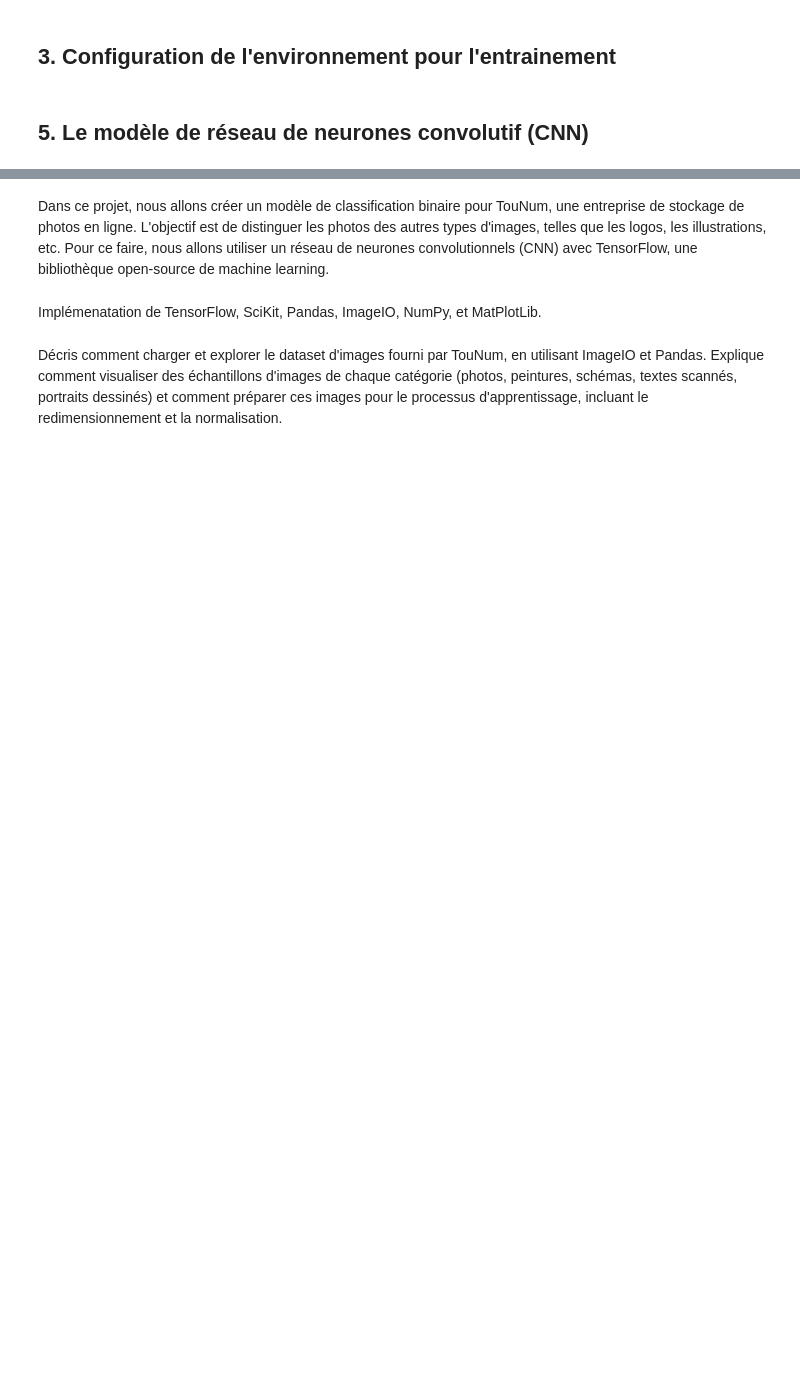
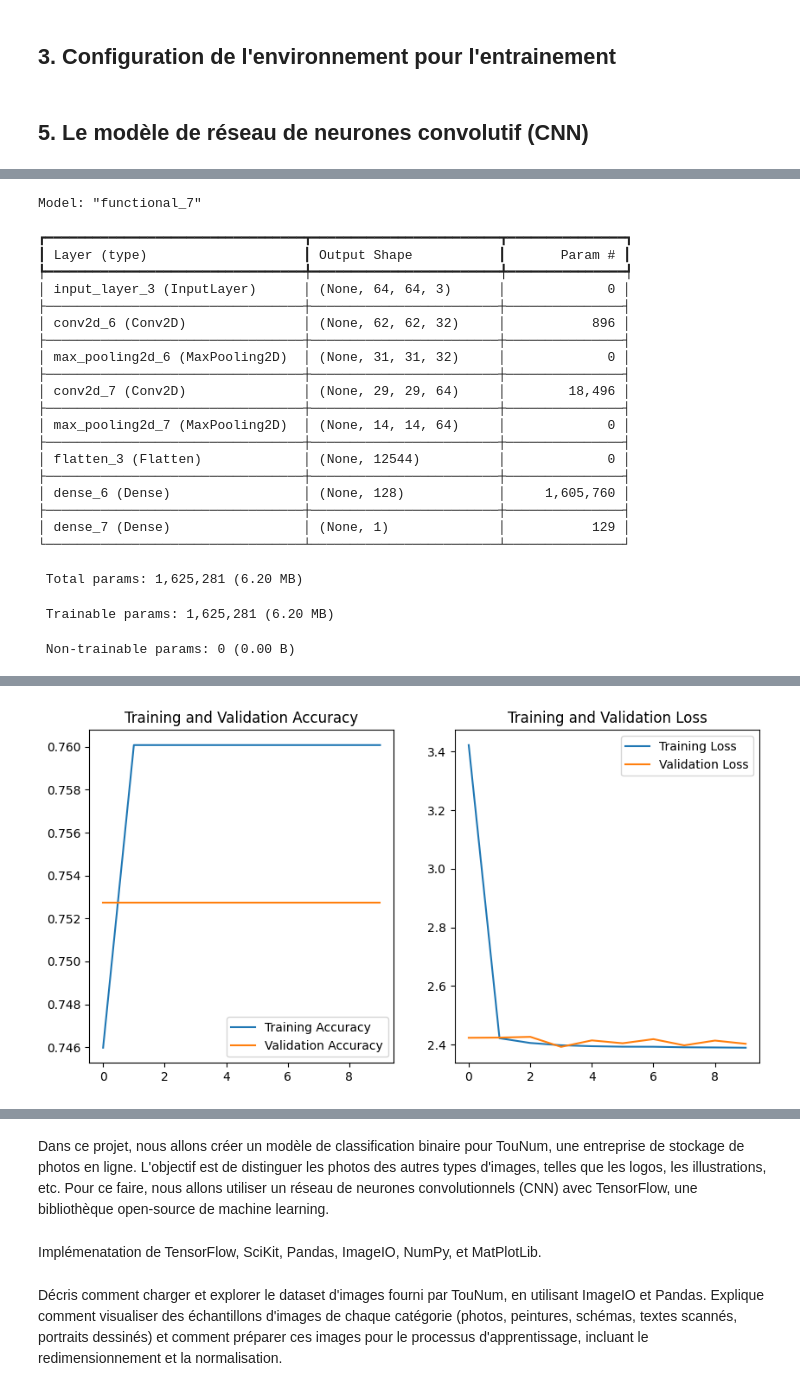
Before and after one commit to romaricDembele/projet_leyenda, a Jupyter notebook: livrable_1.ipynb, the cells around one changed output, grey strips where cells are left out. Cells and saved outputs as stored; diff of their text form; code cells hidden in the pictures; blank space fills up the shorter version.

```diff
--- a/livrable_1.ipynb
+++ b/livrable_1.ipynb
@@ -291,0 +383,67 @@ Found bad path ./dataset_livrable_1\Painting\painting_02662.jpg...{{function_nod
+# %%
+def create_model(input_shape):
+    inputs = Input(shape=input_shape)
+    # Data augmentation
+    # x = data_augmentation(inputs)
+    # Normalizing
+    # x = normalization_layer(x)
+    # Convolutional base
+    x = Conv2D(32, 3, activation='relu', kernel_regularizer=tf.keras.regularizers.l1_l2(l1=0.01, l2=0.01))(inputs)
+    x = MaxPooling2D()(x)
+    x = Conv2D(64, 3, activation='relu', kernel_regularizer=tf.keras.regularizers.l1_l2(l1=0.01, l2=0.01))(x)
+    x = MaxPooling2D()(x)
+    # x = Conv2D(128, 3, activation='relu')(x)
+    # x = MaxPooling2D()(x)
+    x = Flatten()(x)
+    x = Dense(128, activation='relu', kernel_regularizer=tf.keras.regularizers.l1_l2(l1=0.01, l2=0.01))(x)
+    outputs = Dense(1, activation='sigmoid')(x)
+    model_l1_l2 = Model(inputs, outputs)
+    return model_l1_l2
+
+model_l1_l2 = create_model((64, 64, 3))
+model_l1_l2.compile(optimizer='adam',
+              loss='binary_crossentropy',  # Use 'categorical_crossentropy' for multi-class
+              metrics=['accuracy'])
+
+model_l1_l2.summary()
+
+# Train the model
+history = model_l1_l2.fit(train_set, epochs=10, validation_data=test_set)
+
+plt.figure(figsize=(10, 5))
+plt.subplot(1, 2, 1)
+plt.plot(history.history['accuracy'], label='Training Accuracy')
+plt.plot(history.history['val_accuracy'], label='Validation Accuracy')
+plt.legend()
+plt.title('Training and Validation Accuracy')
+
+plt.subplot(1, 2, 2)
+plt.plot(history.history['loss'], label='Training Loss')
+plt.plot(history.history['val_loss'], label='Validation Loss')
+plt.legend()
+plt.title('Training and Validation Loss')
+plt.show()
+# %% [output]
+Model: "functional_7"
+┏━━━━━━━━━━━━━━━━━━━━━━━━━━━━━━━━━┳━━━━━━━━━━━━━━━━━━━━━━━━┳━━━━━━━━━━━━━━━┓
+┃ Layer (type)                    ┃ Output Shape           ┃       Param # ┃
+┡━━━━━━━━━━━━━━━━━━━━━━━━━━━━━━━━━╇━━━━━━━━━━━━━━━━━━━━━━━━╇━━━━━━━━━━━━━━━┩
+│ input_layer_3 (InputLayer)      │ (None, 64, 64, 3)      │             0 │
+├─────────────────────────────────┼────────────────────────┼───────────────┤
+│ conv2d_6 (Conv2D)               │ (None, 62, 62, 32)     │           896 │
+├─────────────────────────────────┼────────────────────────┼───────────────┤
+│ max_pooling2d_6 (MaxPooling2D)  │ (None, 31, 31, 32)     │             0 │
+├─────────────────────────────────┼────────────────────────┼───────────────┤
+│ conv2d_7 (Conv2D)               │ (None, 29, 29, 64)     │        18,496 │
+├─────────────────────────────────┼────────────────────────┼───────────────┤
+│ max_pooling2d_7 (MaxPooling2D)  │ (None, 14, 14, 64)     │             0 │
+├─────────────────────────────────┼────────────────────────┼───────────────┤
+│ flatten_3 (Flatten)             │ (None, 12544)          │             0 │
+├─────────────────────────────────┼────────────────────────┼───────────────┤
+│ dense_6 (Dense)                 │ (None, 128)            │     1,605,760 │
+├─────────────────────────────────┼────────────────────────┼───────────────┤
+│ dense_7 (Dense)                 │ (None, 1)              │           129 │
+└─────────────────────────────────┴────────────────────────┴───────────────┘
+ Total params: 1,625,281 (6.20 MB)
+ Trainable params: 1,625,281 (6.20 MB)
+ Non-trainable params: 0 (0.00 B)
@@ -291,0 +470 @@ Found bad path ./dataset_livrable_1\Painting\painting_02662.jpg...{{function_nod
+[figure, added]
```
Also changed, not shown: parts of 22 cells of this notebook.
